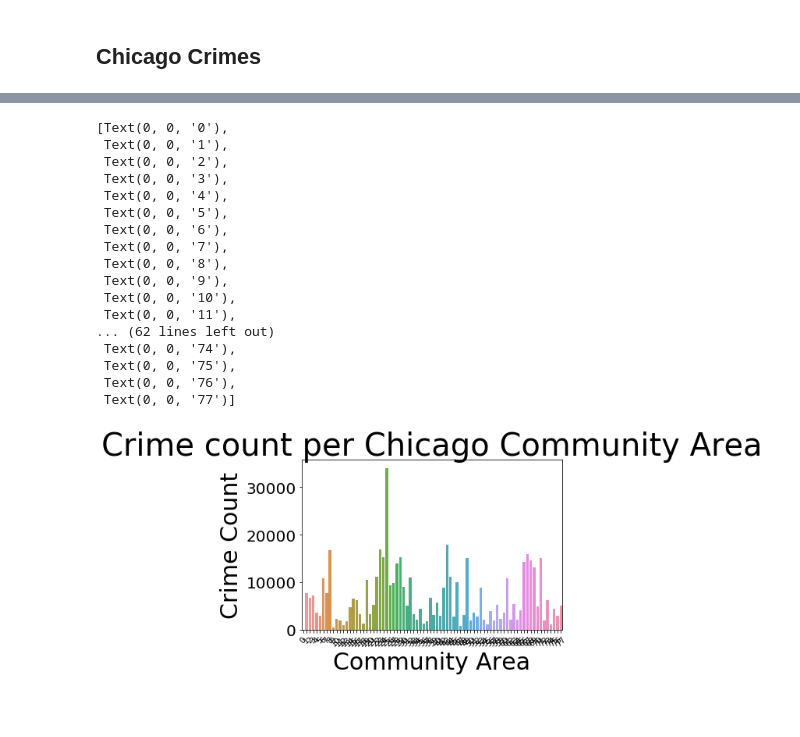
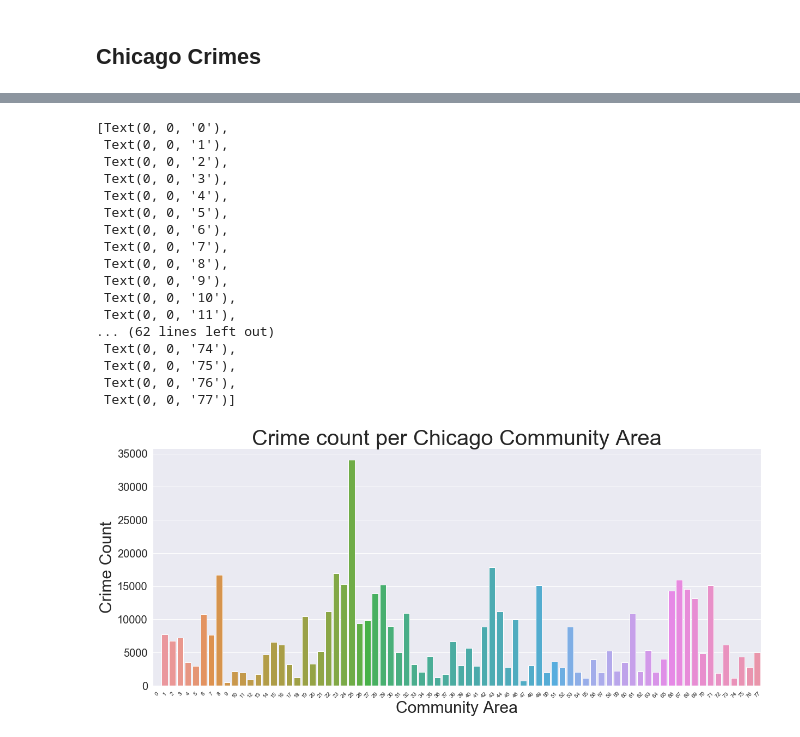
Before and after one commit to edgeslab/CS418-Project, a Jupyter notebook: 418_Project.ipynb, the cells around one changed output, grey strips where cells are left out. Saved outputs shown, nothing was run; the diff lists cells and outputs as text; code cells hidden in the pictures; blank space fills up the shorter version.

```diff
--- a/418_Project.ipynb
+++ b/418_Project.ipynb
@@ -57,6 +57,7 @@ The "Selected socioeconomic indicators in Chicago, 2008 to 2012" dataset looks i
 # %% [markdown]
 ## Chicago Crimes
 # %%
+sns.set(rc={'figure.figsize':(20,8)})
 sns.set_context(rc={"font.size":15,"axes.titlesize":40,"axes.labelsize":30, 'figure.figsize':(200,60), 'xtick.labelsize':10, 'ytick.labelsize':20})
 socioecon = pd.read_csv("ChicagoSocioecon.csv")
 lst= ['0', '1', '2','3','4','5','6','7','8','9','10','11','12','13','14','15','16','17','18','19','20','21','22','23','24','25','26','27','28','29','30','31','32','33','34','35','36','37','38','39','40','41','42','43','44','45','46','47','48','49','50','51','52','53','54','55','56','57','58','59','60','61','62','63','64','65','66','67','68','69','70','71','72','73','74','75','76','77']
@@ -85,8 +86,6 @@ plot.set_xticklabels(lst, rotation=45)
 # %%
+sns.set(rc={'figure.figsize':(20,8)})
 sns.set_context(rc={"font.size":15,"axes.titlesize":40,"axes.labelsize":30, 'figure.figsize':(20,8), 'xtick.labelsize':12, 'ytick.labelsize':20})
-
-#sns.set(rc={'figure.figsize':(20,8)})
-
 socioecon = pd.read_csv("ChicagoSocioecon.csv")
 lst= ['0', '1', '2','3','4','5','6','7','8','9','10','11','12','13','14','15','16','17','18','19','20','21','22','23','24','25','26','27','28','29','30','31','32','33','34','35','36','37','38','39','40','41','42','43','44','45','46','47','48','49','50','51','52','53','54','55','56','57','58','59','60','61','62','63','64','65','66','67','68','69','70','71','72','73','74','75','76','77']
 plot = sns.barplot(x="Community Area Number", y="PER CAPITA INCOME ", data=socioecon)
@@ -114,36 +113,35 @@ plot.set_xticklabels(lst, rotation=45)
 # %%
+sns.set(rc={'figure.figsize':(20,8)})
 sns.set_context(rc={"font.size":15,"axes.titlesize":40,"axes.labelsize":30, 'figure.figsize':(200,60), 'xtick.labelsize':10, 'ytick.labelsize':20})
-
-#sns.set(rc={'figure.figsize':(20,8)})
-econ = pd.read_csv("dataFiltered.csv")
-count=econ.groupby('Community Area').count()['ID'].reset_index(name="Crime Count")
+crime = pd.read_csv("dataFiltered.csv")
+count=crime.groupby('Community Area').count()['ID'].reset_index(name="Crime Count")
 count
 lst= ['0', '1', '2','3','4','5','6','7','8','9','10','11','12','13','14','15','16','17','18','19','20','21','22','23','24','25','26','27','28','29','30','31','32','33','34','35','36','37','38','39','40','41','42','43','44','45','46','47','48','49','50','51','52','53','54','55','56','57','58','59','60','61','62','63','64','65','66','67','68','69','70','71','72','73','74','75','76','77']
 plot = sns.barplot(x='Community Area', y='Crime Count' , data=count)
 plot.set_title("Crime count per Chicago Community Area")
 #lst= ['0','1','2']
 plot.set_xticklabels(lst, rotation=45)
 
 
 #plot.set_xticklabels(plot.get_xticklabels(), rotation=45)
 #plot.set_yscale('linear')
 # %% [output]
 [Text(0, 0, '0'),
  Text(0, 0, '1'),
  Text(0, 0, '2'),
  Text(0, 0, '3'),
  Text(0, 0, '4'),
  Text(0, 0, '5'),
  Text(0, 0, '6'),
  Text(0, 0, '7'),
  Text(0, 0, '8'),
  Text(0, 0, '9'),
  Text(0, 0, '10'),
  Text(0, 0, '11'),
 ... (62 lines left out)
  Text(0, 0, '74'),
  Text(0, 0, '75'),
  Text(0, 0, '76'),
  Text(0, 0, '77')]
-[figure, old version]
+[figure, new version]
 # %%
```
Also changed, not shown: parts of 3 cells of this notebook.
